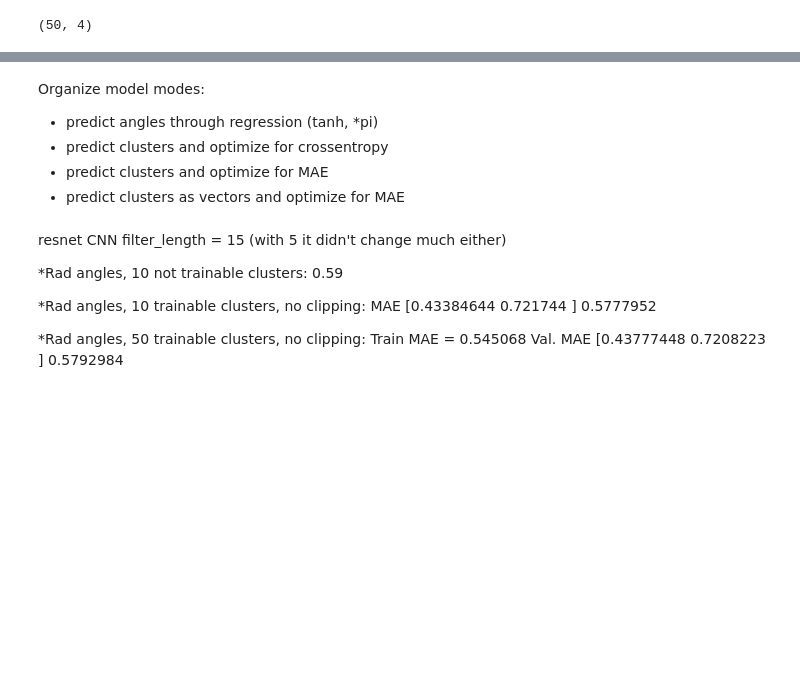
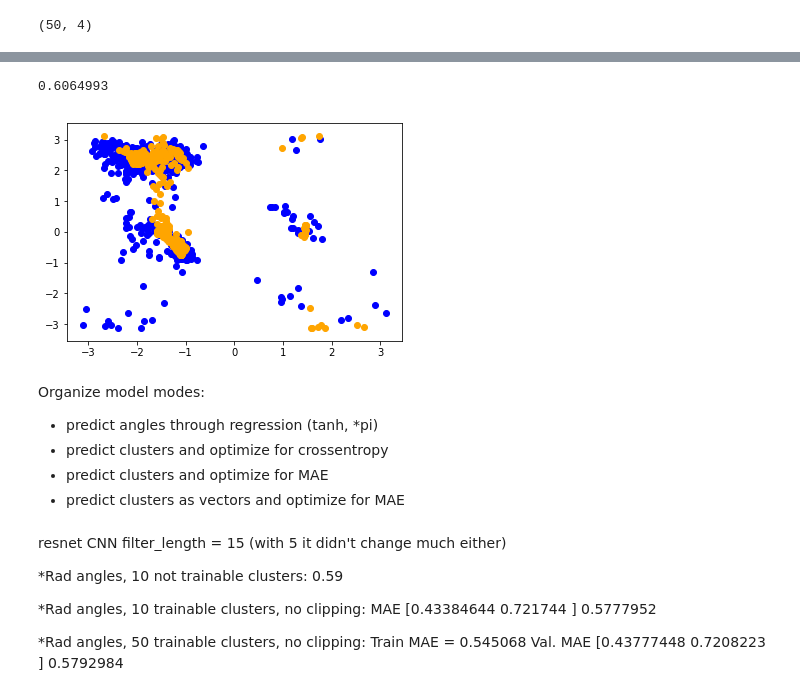
Before and after one commit to m3h0w/protein-dihedral-angles-prediction, a Jupyter notebook: Txt data + tensorflow vectors from input.ipynb, the cells around one changed output, grey strips where cells are left out. Drawn from its saved outputs; the diff is of its cells as text; code cells hidden in the pictures; blank space fills up the shorter version.

```diff
--- a/Txt data + tensorflow vectors from input.ipynb
+++ b/Txt data + tensorflow vectors from input.ipynb
@@ -450,9 +424,12 @@ rad_pred_.shape
 # %%
-n = 150
-plt.scatter(y_valid[n,:,0], y_valid[n,:,1], c='blue')
-plt.scatter(rad_pred_[:200,0], rad_pred_[:200,1], c='orange')
+n = 500
+plt.scatter(y_angles_masked_[:n,0], y_angles_masked_[:n,1], c='blue')
+plt.scatter(rad_pred_masked_[:n,0], rad_pred_masked_[:n,1], c='orange')
 
-np.mean(np.abs(y_valid[n,:,:2] - pred[n]))
+np.mean(np.abs(y_angles_masked_ - rad_pred_masked_))
+# %% [output]
+0.6064993
+[figure, added]
 # %%
 np.min(rad_pred_), np.max(rad_pred_), np.min(rad_pred_cont_), np.max(rad_pred_cont_)
 # %% [markdown]
```
Also changed, not shown: parts of 15 cells of this notebook.
